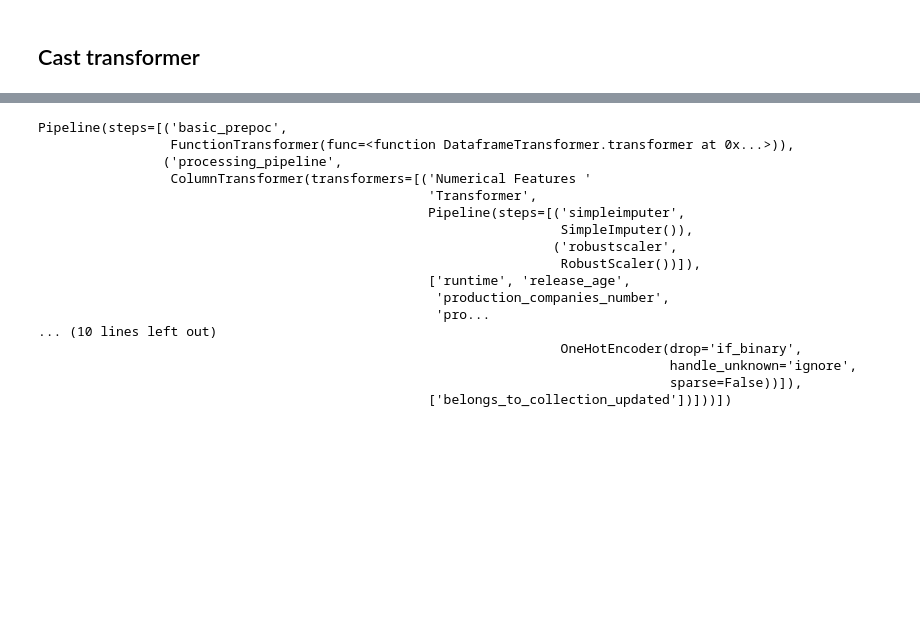
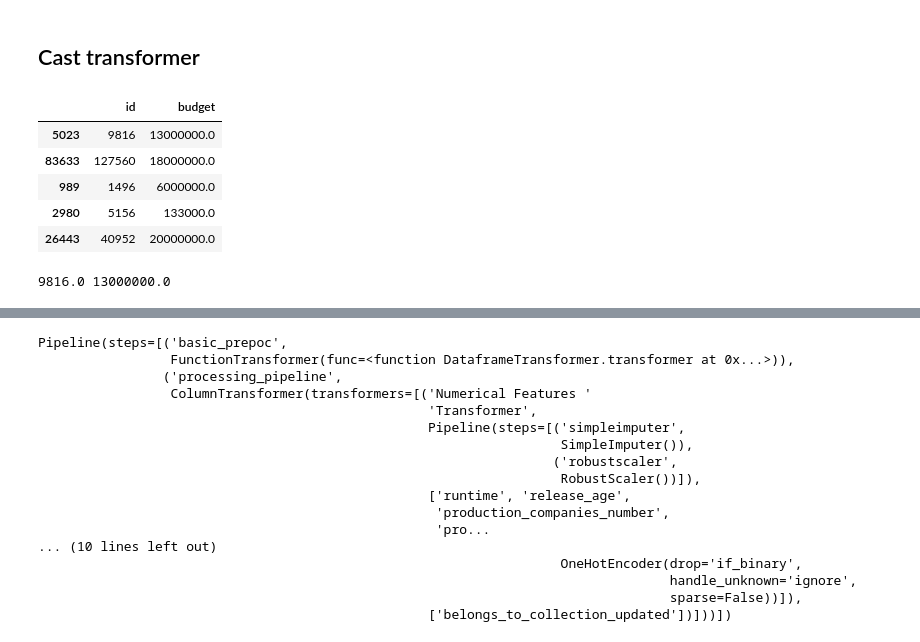
Before and after one commit to khasija/data-movie-revenue-prediction, a Jupyter notebook: notebooks/ketan_final_pipeline.ipynb, the cells around one changed output, grey strips where cells are left out. Saved outputs shown, nothing was run; the diff lists cells and outputs as text; code cells hidden in the pictures; blank space fills up the shorter version.

```diff
--- a/notebooks/ketan_final_pipeline.ipynb
+++ b/notebooks/ketan_final_pipeline.ipynb
@@ -552,3 +554,18 @@ class DataframeTransformer:
         #budget to year ratio
         X['budget_year_ratio'] = round(X['budget']/X['release_date'].dt.year, 2)
         return X
+# %%
+X_train.iloc[:, :2].head()
+# %% [output]
+|  | id | budget |
+| 5023 | 9816 | 13000000.0 |
+| 83633 | 127560 | 18000000.0 |
+| 989 | 1496 | 6000000.0 |
+| 2980 | 5156 | 133000.0 |
+| 26443 | 40952 | 20000000.0 |
+# %%
+for (a, b) in X_train.iloc[:, :2].values:
+    print(a, b)
+    break
+# %% [output]
+9816.0 13000000.0
```
Also changed, not shown: parts of 4 cells of this notebook, 2 other files.
